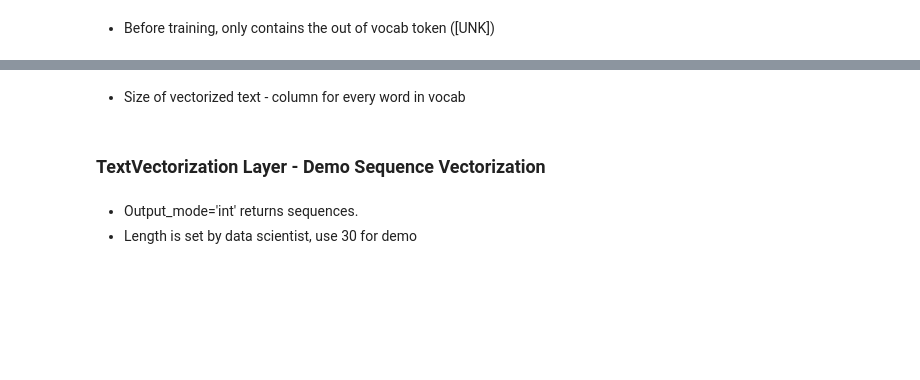
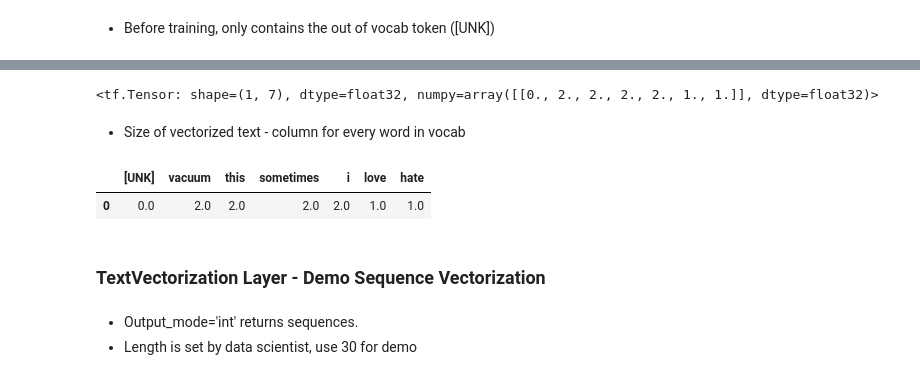
Before and after one commit to coding-dojo-data-science/adv-ml-wk02-deep-nlp-codealongs, a Jupyter notebook: Lecture 1/LIVE-CLASS-W02L01-deep-nlp-text-prep.ipynb, the cells around one changed output, grey strips where cells are left out. Cells and saved outputs as stored; diff of their text form; code cells hidden in the pictures; blank space fills up the shorter version.

```diff
--- a/Lecture 1/LIVE-CLASS-W02L01-deep-nlp-text-prep.ipynb
+++ b/Lecture 1/LIVE-CLASS-W02L01-deep-nlp-text-prep.ipynb
@@ -268,5 +505,6 @@ A single element now contains 32 samples since we set  batch_size to 32.
 Flexible layer that can convert text to bag-of-words or sequences.
 # %%
 # Create text Vectorization layer - set to count vectorization
+count_vectorizer = tf.keras.layers.TextVectorization(output_mode='count')
 # %%
 # Get the vocabulary from the vectorization layer.
@@ -282,9 +527,17 @@ example_text = ['Sometimes I love this vacuum, sometimes i hate this vacuum']
 # %%
 # Convert example to count-vectorization
+counts = count_vectorizer(example_text)
+counts
+# %% [output]
+<tf.Tensor: shape=(1, 7), dtype=float32, numpy=array([[0., 2., 2., 2., 2., 1., 1.]], dtype=float32)>
 # %% [markdown]
 - Size of vectorized text - column for every word in vocab
 # %%
 # Getting the counts as as DataFrame
+pd.DataFrame(counts.numpy(), columns=count_vectorizer.get_vocabulary())
+# %% [output]
+|  | [UNK] | vacuum | this | sometimes | i | love | hate |
+| 0 | 0.0 | 2.0 | 2.0 | 2.0 | 2.0 | 1.0 | 1.0 |
 # %% [markdown]
 ### TextVectorization Layer - Demo Sequence Vectorization
 # %% [markdown]
```
Also changed, not shown: parts of 56 cells of this notebook, 2 other files.
